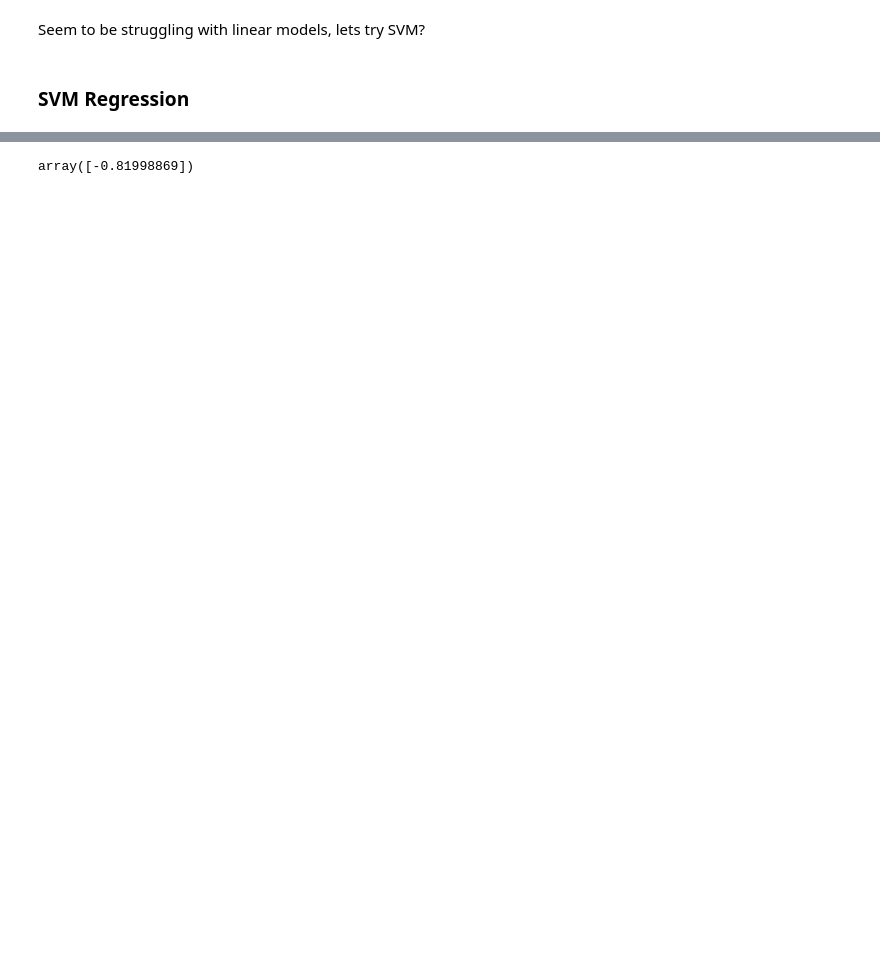
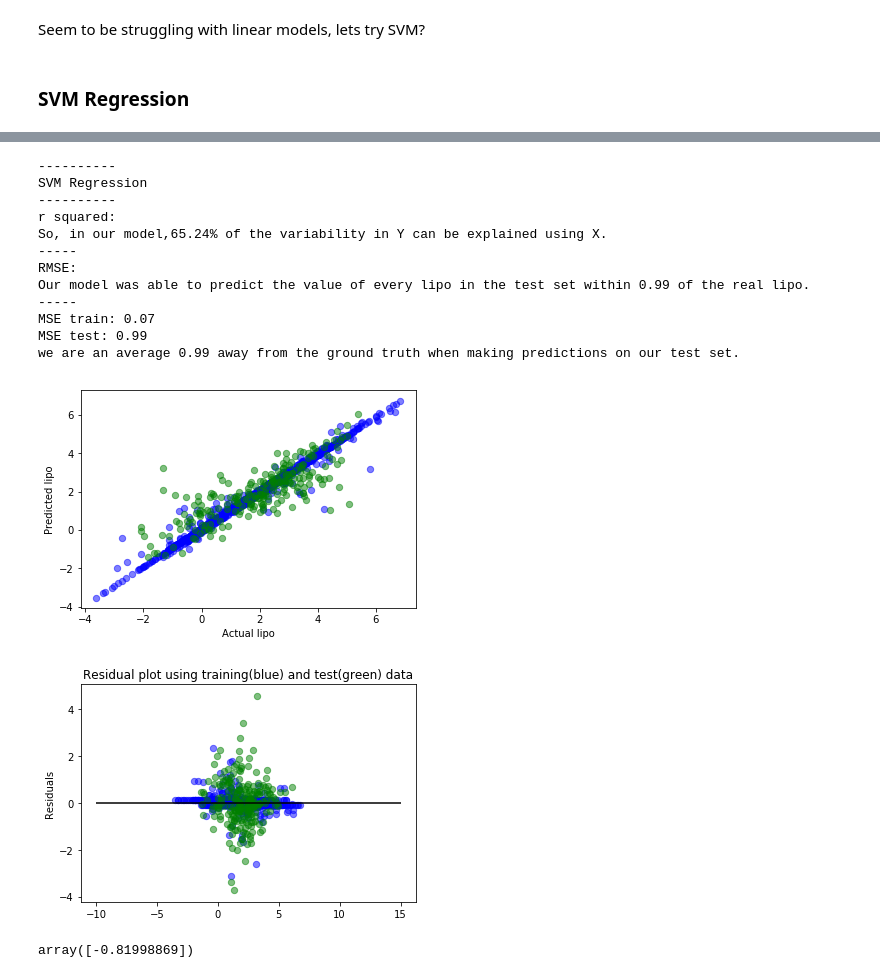
Before and after one commit to cfu288/ml-predict-lipohpillicity, a Jupyter notebook: main.ipynb, the cells around one changed output, grey strips where cells are left out. Cells and saved outputs as stored; diff of their text form; code cells hidden in the pictures; blank space fills up the shorter version.

```diff
--- a/main.ipynb
+++ b/main.ipynb
@@ -209,3 +196,26 @@ Data somewhat dispered structure, model looks ok
+# %%
+svm_model = SVR(
+    ## tune hyperparams
+    kernel='rbf',
+    C=10, #regularization parameter, smaller values are larger margins
+    gamma = .01, # small val -> include far data points, large -> only those close to margin
+)
+model = test_model(svm_model, "SVM Regression")
+# %% [output]
+----------
+SVM Regression
+----------
+r squared:
+So, in our model,65.24% of the variability in Y can be explained using X.
+-----
+RMSE:
+Our model was able to predict the value of every lipo in the test set within 0.99 of the real lipo.
+-----
+MSE train: 0.07
+MSE test: 0.99
+we are an average 0.99 away from the ground truth when making predictions on our test set.
+[figure, added]
+[figure, added]
 # %%
 #Testing one molecule
 ### return numpy of arrays
```
Also changed, not shown: parts of 7 cells of this notebook.
